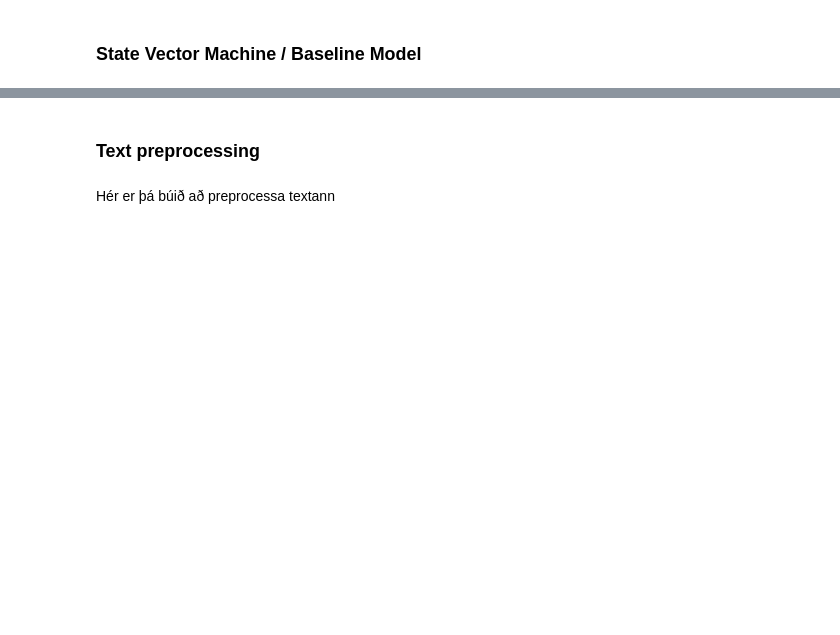
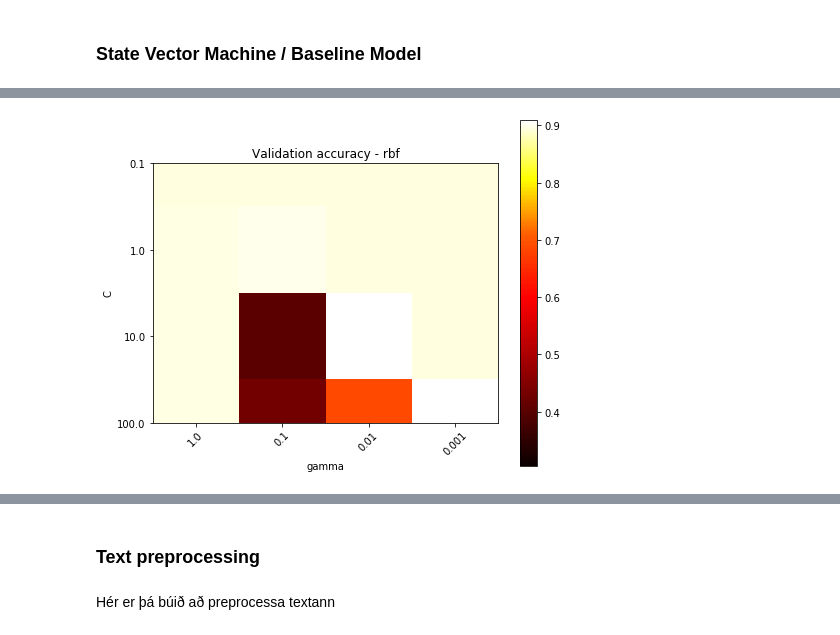
Before and after one commit to peturjokull/Gervigreind-Lokaverkefni, a Jupyter notebook: numi.ipynb, the cells around one changed output, grey strips where cells are left out. Saved outputs shown, nothing was run; the diff lists cells and outputs as text; code cells hidden in the pictures; blank space fills up the shorter version.

```diff
--- a/numi.ipynb
+++ b/numi.ipynb
@@ -41,4 +44,6 @@ X_train_data = train_data.drop(columns = cols[1:])
 y_train_data = train_data.drop(columns = cols[:1])
 
 # 80/20 train/test split
+# Mögulega þarf að nota sklearn.cross_validation.StratifiedShuffleSplit frekar til að halda svipuðu
 X_train, X_test, y_train, y_test = train_test_split(X_train_data, y_train_data, test_size=0.2, random_state=12)
+X_train_np, X_test_np, y_train_np, y_test_np = X_train.to_numpy(), X_test.to_numpy(), y_train.to_numpy(), y_test.to_numpy()
@@ -49,8 +50,6 @@ X_train, X_test, y_train, y_test = train_test_split(X_train_data, y_train_data,
 # %%
 # Visualize distribution of y
 n_bins = 2
-y_train_np = y_train.to_numpy()
-
 fig, axes = plt.subplots(nrows=2, ncols=3)
 axs = axes.flatten()
 i = 0
@@ -63,6 +62,7 @@ plt.show()
 # Notice skewed dataset
 for col in cols[1:]:
     cnt = np.count_nonzero(y_train[col])
-    print('Number of instances marked with {}: {} or {:.2%}'.format(col, cnt, cnt/y_train_np.shape[0]) )
+    print('Number of instances marked with {}: \t {}/{} or {:.2%}'.format(col, cnt,
+                                                                    y_train_np.shape[0], cnt/y_train_np.shape[0]) )
 # %% [output]
 [figure]
@@ -75,5 +75,5 @@ Number of instances marked with identity_hate: 1117 or 0.88%
 # %%
-# n,m = y_train_np.shape
+n,m = y_train_np.shape
 y_pred = np.zeros(n)
 
 rowindx, colindx = np.nonzero(y_train_np)
@@ -81,9 +81,14 @@ rwi = np.unique(rowindx)
 print('Number of rows with at least one none-zero value ', len(rwi))
 non_zero_y_train = y_train_np[rwi]
 for i in range(m):
-    print('All-zero guess accuracy on data for {} is: {:.3f}'.format(cols[i+1], np.average(y_pred == y_train_np[:, i])))
-    print('All-zero guess accuracy for {} but all-zero-rows removed is: {:.3f}'.format(cols[i+1],
+    print('All-zero guess accuracy on data for {} is: {:.2%}'.format(cols[i+1], np.average(y_pred == y_train_np[:, i])))
+    print('All-zero guess accuracy for {} but all-zero-rows removed is: {:.2%}'.format(cols[i+1],
                                                                 np.average(y_pred[rwi] == non_zero_y_train[:, i])))
     print('-'*100)
+
+y_pred_mat = np.zeros(y_train_np.shape) # All zero matrix
+# Find how many lines are correctly classified
+count_acc = np.sum(y_pred_mat == y_train_np, axis = 1)
+print('All-zero guess row accuracy on data is: {:.2%}'.format(np.average(np.where(count_acc == 6, 1, 0), axis = 0)))
 # %% [output]
 Number of rows with at least one none-zero value  12900
@@ -144,0 +301,49 @@ ValueError: Found input variables with inconsistent numbers of samples: [1, 1595
+# %%
+
+X_train_reduced, y_train_reduced = data_subsample_asserts_two_classes(X_train_np, y_train_np, 5000)
+print("Number of training instances: ", X_train_reduced.shape[0] )
+
+# Bag of words approach
+# CountVectorizer has the benefit of producing a sparse representation of the counts
+vectorizer = CountVectorizer( max_df=0.95, min_df=2, max_features = None, stop_words='english')
+tfidf_transformer = TfidfTransformer()
+
+X_train_counts = vectorizer.fit_transform(X_train_reduced.ravel())
+X_train_tfidf = tfidf_transformer.fit_transform(X_train_counts)
+# Rough search for a good estimate of C and gamma
+x_test_unrvld = vectorizer.transform(X_test_np.ravel())
+
+C = 0.1* np.power(10,np.arange(4))
+gamma = 1/np.power(10,np.arange(4))
+
+accs = { 'val_acc': {'rbf': np.zeros((len(C), len(gamma))),
+                     'linear': np.zeros(len(C)) },
+        'train_acc': {'rbf': np.zeros((len(C), len(gamma))),
+                     'linear': np.zeros(len(C)) }
+       }
+kernels = ['rbf', 'linear']
+for kernel in kernels:
+    print('-'*100)
+    print('Using kernel ', kernel)
+    print('Testing parameters, C: {},\ngamma: {}'.format(C, gamma))
+    tA, vA = find_best_SVM_params(C, gamma, kernel,
+                                     X_train_tfidf, y_train_reduced,
+                                     x_test_unrvld, y_test_np)
+    accs['train_acc'][kernel] = tA
+    accs['val_acc'][kernel] = vA
+
+rbfacc = accs['val_acc']['rbf']; linacc = accs['val_acc']['linear']
+Cind, gammaind = np.unravel_index(np.argmax(rbfacc, axis=None), rbfacc.shape)
+print('For rbf kernal')
+rbfOptparam = C[Cind], gamma[gammaind]
+print("Optimal combination is,  C: {}, gamma: {}".format(rbfOptparam[0], rbfOptparam[1]))
+print("Giving the validation accuracy: {:.2%}".format(rbfacc[Cind, gammaind]))
+
+Cindex = np.argmax(linacc)
+linearOptC = C[Cindex]
+print('For linear kernal')
+print("Optimal C is: {}".format(linearOptC))
+print("Giving the validation accuracy: {:.2%}".format(linacc[Cindex]))
+plot_heatmap(rbfacc, 'Validation accuracy - rbf', 'gamma', 'C', gamma, C,
+             np.min(rbfacc) - 0.1, np.max(rbfacc)-0.2)
+# %% [output]
@@ -144,0 +367 @@ ValueError: Found input variables with inconsistent numbers of samples: [1, 1595
+[figure, added]
```
Also changed, not shown: parts of 18 cells of this notebook.
